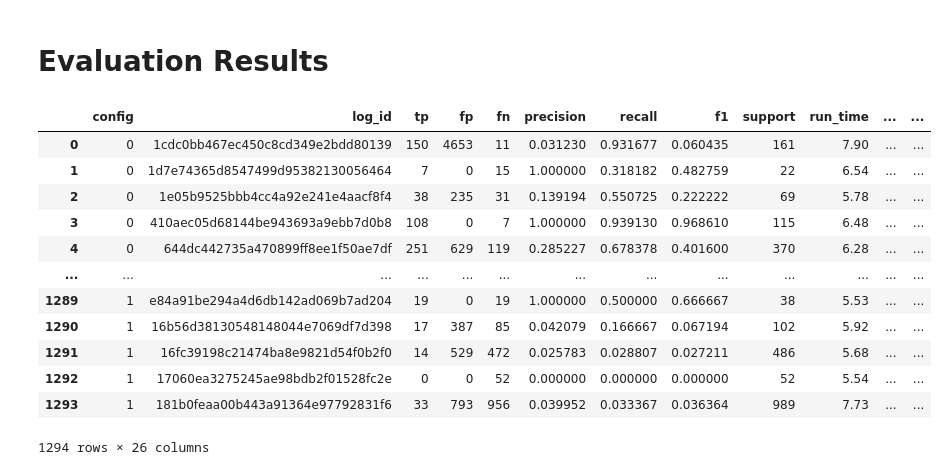
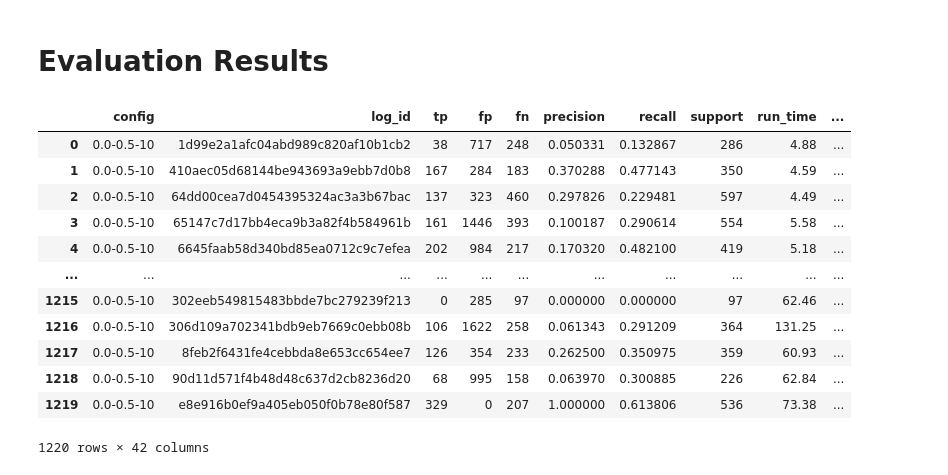
Before and after one commit to a-rebmann/semantic-constraint-miner, a Jupyter notebook: notebooks/evaluation_results.ipynb, the cells around one changed output. Drawn from its saved outputs; the diff is of its cells as text; code cells hidden in the pictures.

```diff
--- a/notebooks/evaluation_results.ipynb
+++ b/notebooks/evaluation_results.ipynb
@@ -3,30 +3,30 @@
 # %%
 import os
 from pathlib import Path
 from semconstmining.config import Config
 import warnings
 warnings.filterwarnings('ignore')
-res_file = "1688065124.331203_run.csv"
-conf = Config(Path(os.getcwd()).parents[1].resolve(), "sap_sam_filtered_2500")
+res_file = "folds_2023-07-08 07-46-18.csv"
+conf = Config(Path(os.getcwd()).parents[1].resolve(), "sap_sam_filtered")
 
 import pandas as pd
 import matplotlib.pyplot as plt
 
 run_results_df = pd.read_csv(conf.DATA_EVAL / res_file)
 run_results_df
 # %% [output]
-|  | config | log_id | tp | fp | fn | precision | recall | f1 | support | run_time | ... | ... |
-| 0 | 0 | 1cdc0bb467ec450c8cd349e2bdd80139 | 150 | 4653 | 11 | 0.031230 | 0.931677 | 0.060435 | 161 | 7.90 | ... | ... |
-| 1 | 0 | 1d7e74365d8547499d95382130056464 | 7 | 0 | 15 | 1.000000 | 0.318182 | 0.482759 | 22 | 6.54 | ... | ... |
-| 2 | 0 | 1e05b9525bbb4cc4a92e241e4aacf8f4 | 38 | 235 | 31 | 0.139194 | 0.550725 | 0.222222 | 69 | 5.78 | ... | ... |
-| 3 | 0 | 410aec05d68144be943693a9ebb7d0b8 | 108 | 0 | 7 | 1.000000 | 0.939130 | 0.968610 | 115 | 6.48 | ... | ... |
-| 4 | 0 | 644dc442735a470899ff8ee1f50ae7df | 251 | 629 | 119 | 0.285227 | 0.678378 | 0.401600 | 370 | 6.28 | ... | ... |
-| ... | ... | ... | ... | ... | ... | ... | ... | ... | ... | ... | ... | ... |
-| 1289 | 1 | e84a91be294a4d6db142ad069b7ad204 | 19 | 0 | 19 | 1.000000 | 0.500000 | 0.666667 | 38 | 5.53 | ... | ... |
-| 1290 | 1 | 16b56d38130548148044e7069df7d398 | 17 | 387 | 85 | 0.042079 | 0.166667 | 0.067194 | 102 | 5.92 | ... | ... |
-| 1291 | 1 | 16fc39198c21474ba8e9821d54f0b2f0 | 14 | 529 | 472 | 0.025783 | 0.028807 | 0.027211 | 486 | 5.68 | ... | ... |
-| 1292 | 1 | 17060ea3275245ae98bdb2f01528fc2e | 0 | 0 | 52 | 0.000000 | 0.000000 | 0.000000 | 52 | 5.54 | ... | ... |
-| 1293 | 1 | 181b0feaa00b443a91364e97792831f6 | 33 | 793 | 956 | 0.039952 | 0.033367 | 0.036364 | 989 | 7.73 | ... | ... |
+|  | config | log_id | tp | fp | fn | precision | recall | support | run_time | ... |
+| 0 | 0.0-0.5-10 | 1d99e2a1afc04abd989c820af10b1cb2 | 38 | 717 | 248 | 0.050331 | 0.132867 | 286 | 4.88 | ... |
+| 1 | 0.0-0.5-10 | 410aec05d68144be943693a9ebb7d0b8 | 167 | 284 | 183 | 0.370288 | 0.477143 | 350 | 4.59 | ... |
+| 2 | 0.0-0.5-10 | 64dd00cea7d0454395324ac3a3b67bac | 137 | 323 | 460 | 0.297826 | 0.229481 | 597 | 4.49 | ... |
+| 3 | 0.0-0.5-10 | 65147c7d17bb4eca9b3a82f4b584961b | 161 | 1446 | 393 | 0.100187 | 0.290614 | 554 | 5.58 | ... |
+| 4 | 0.0-0.5-10 | 6645faab58d340bd85ea0712c9c7efea | 202 | 984 | 217 | 0.170320 | 0.482100 | 419 | 5.18 | ... |
+| ... | ... | ... | ... | ... | ... | ... | ... | ... | ... | ... |
+| 1215 | 0.0-0.5-10 | 302eeb549815483bbde7bc279239f213 | 0 | 285 | 97 | 0.000000 | 0.000000 | 97 | 62.46 | ... |
+| 1216 | 0.0-0.5-10 | 306d109a702341bdb9eb7669c0ebb08b | 106 | 1622 | 258 | 0.061343 | 0.291209 | 364 | 131.25 | ... |
+| 1217 | 0.0-0.5-10 | 8feb2f6431fe4cebbda8e653cc654ee7 | 126 | 354 | 233 | 0.262500 | 0.350975 | 359 | 60.93 | ... |
+| 1218 | 0.0-0.5-10 | 90d11d571f4b48d48c637d2cb8236d20 | 68 | 995 | 158 | 0.063970 | 0.300885 | 226 | 62.84 | ... |
+| 1219 | 0.0-0.5-10 | e8e916b0ef9a405eb050f0b78e80f587 | 329 | 0 | 207 | 1.000000 | 0.613806 | 536 | 73.38 | ... |
-1294 rows × 26 columns
+1220 rows × 42 columns
 # %%
 import time
```
Also changed, not shown: parts of 3 cells of this notebook, 6 other files.
